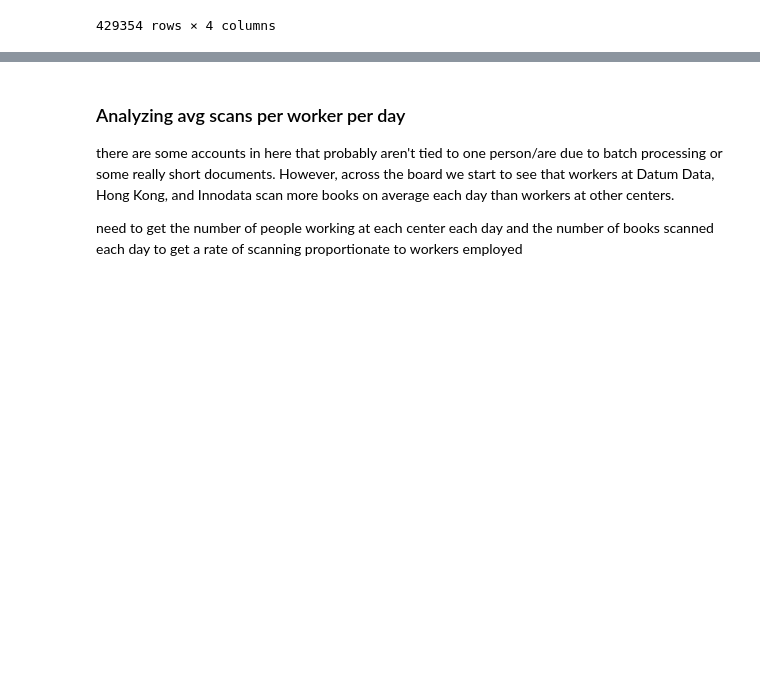
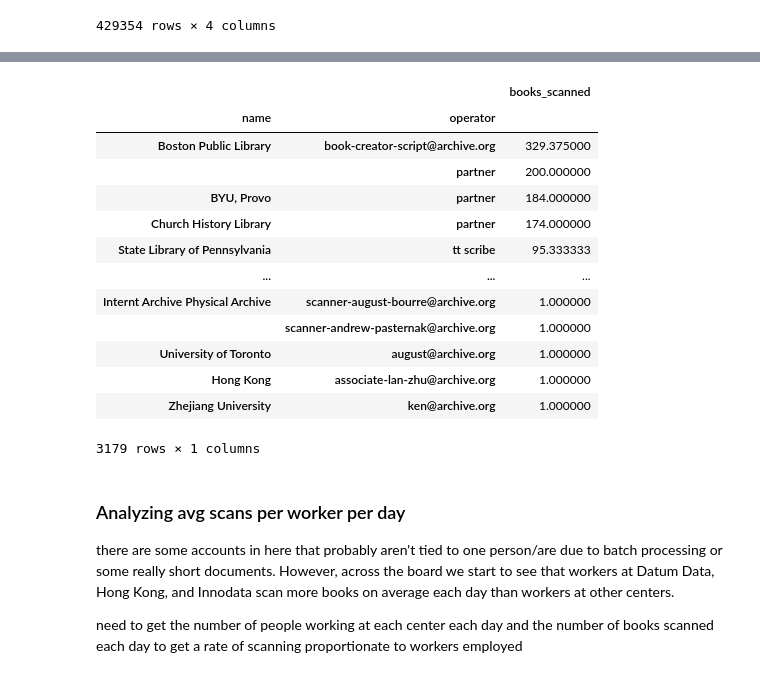
Before and after one commit to ers6/ia_scanning_labor_data, a Jupyter notebook: calculate_stats.ipynb, the cells around one changed output, grey strips where cells are left out. Drawn from its saved outputs; the diff is of its cells as text; code cells hidden in the pictures; blank space fills up the shorter version.

```diff
--- a/calculate_stats.ipynb
+++ b/calculate_stats.ipynb
@@ -211,6 +230,23 @@ avg_scans_per_worker = scans_per_worker_day.groupby(['name', 'operator']).mean()
 # %%
 avg_scans_per_worker = avg_scans_per_worker.rename(columns={'name':'name', 'operator': 'operator', 'identifier':'books_scanned'})
 avg_scans_per_worker.to_csv('/Volumes/Samsung_T5/scanning_labor_in_IA/avg_scans_per_worker.csv')
+# %%
+avg_scans_per_worker
+# %% [output]
+|  |  | books_scanned |
+| name | operator |  |
+| Boston Public Library | book-creator-script@archive.org | 329.375000 |
+|  | partner | 200.000000 |
+| BYU, Provo | partner | 184.000000 |
+| Church History Library | partner | 174.000000 |
+| State Library of Pennsylvania | tt scribe | 95.333333 |
+| ... | ... | ... |
+| Internt Archive Physical Archive | scanner-august-bourre@archive.org | 1.000000 |
+|  | scanner-andrew-pasternak@archive.org | 1.000000 |
+| University of Toronto | august@archive.org | 1.000000 |
+| Hong Kong | associate-lan-zhu@archive.org | 1.000000 |
+| Zhejiang University | ken@archive.org | 1.000000 |
+3179 rows × 1 columns
 # %% [markdown]
 ### Analyzing avg scans per worker per day
 there are some accounts in here that probably aren't tied to one person/are due to batch processing or some really short documents. However, across the board we start to see that workers at Datum Data, Hong Kong, and Innodata scan more books on average each day than workers at other centers.
```
Also changed, not shown: parts of 2 cells of this notebook, 1 other file.
